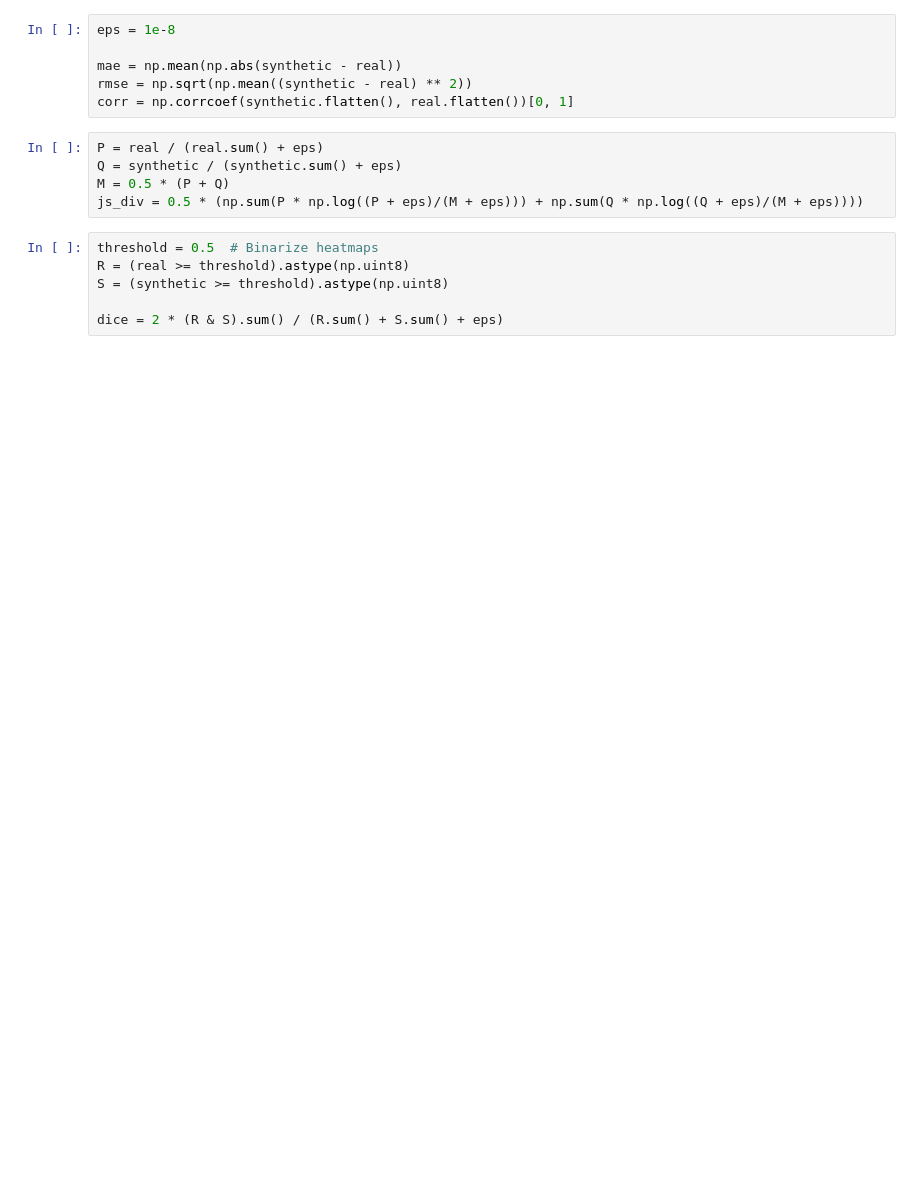
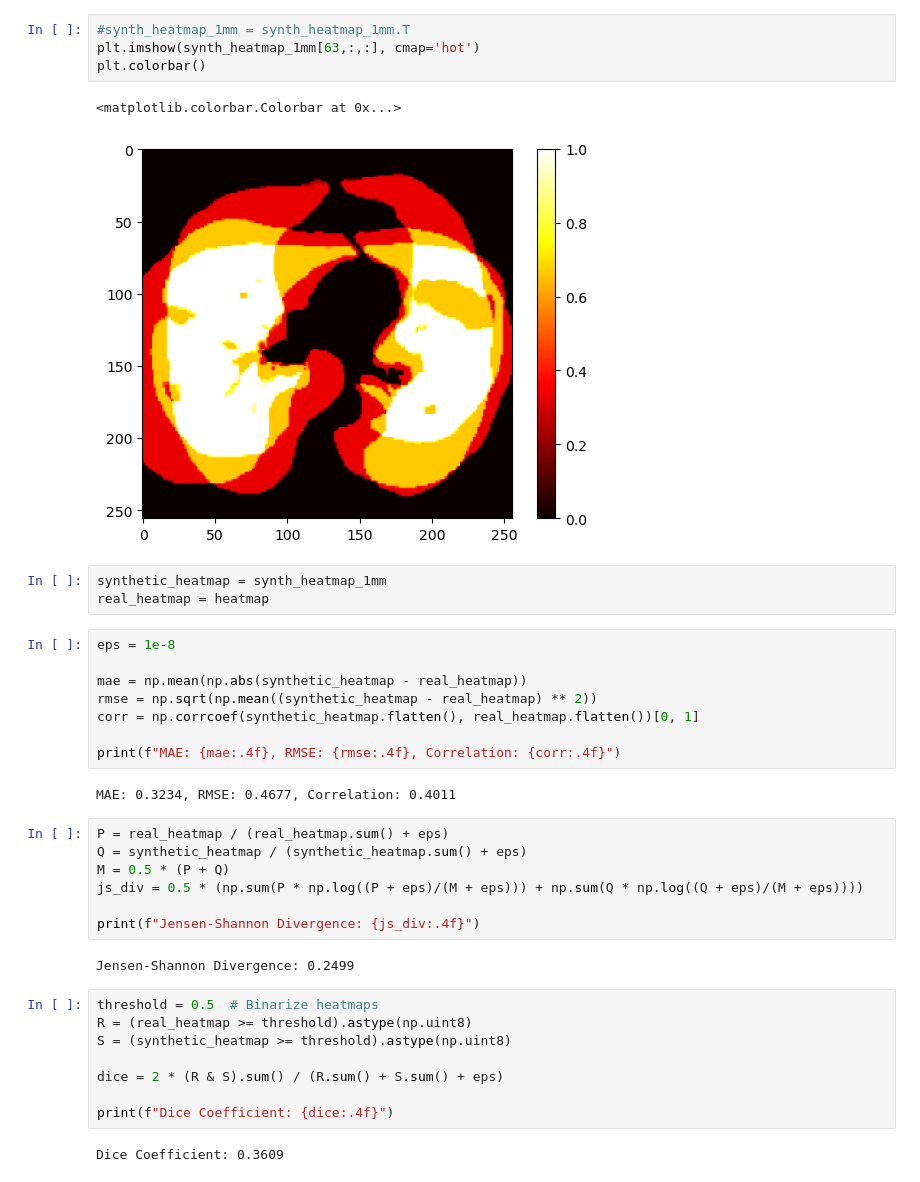
Before and after one commit to DiogoMendesss/LungGiants, a Jupyter notebook: mask_eval/heatmap.ipynb, the cells around one changed output. Drawn from its saved outputs; the diff is of its cells as text; blank space fills up the shorter version.

```diff
--- a/mask_eval/heatmap.ipynb
+++ b/mask_eval/heatmap.ipynb
@@ -51,20 +41,42 @@ plt.show()
+# %%
+#synth_heatmap_1mm = synth_heatmap_1mm.T
+plt.imshow(synth_heatmap_1mm[63,:,:], cmap='hot')
+plt.colorbar()
+# %% [output]
+<matplotlib.colorbar.Colorbar at 0x...>
+[figure, added]
+# %%
+synthetic_heatmap = synth_heatmap_1mm
+real_heatmap = heatmap
 # %%
 eps = 1e-8
 
-mae = np.mean(np.abs(synthetic - real))
-rmse = np.sqrt(np.mean((synthetic - real) ** 2))
-corr = np.corrcoef(synthetic.flatten(), real.flatten())[0, 1]
+mae = np.mean(np.abs(synthetic_heatmap - real_heatmap))
+rmse = np.sqrt(np.mean((synthetic_heatmap - real_heatmap) ** 2))
+corr = np.corrcoef(synthetic_heatmap.flatten(), real_heatmap.flatten())[0, 1]
+
+print(f"MAE: {mae:.4f}, RMSE: {rmse:.4f}, Correlation: {corr:.4f}")
+# %% [output]
+MAE: 0.3234, RMSE: 0.4677, Correlation: 0.4011
 # %%
-P = real / (real.sum() + eps)
-Q = synthetic / (synthetic.sum() + eps)
+P = real_heatmap / (real_heatmap.sum() + eps)
+Q = synthetic_heatmap / (synthetic_heatmap.sum() + eps)
 M = 0.5 * (P + Q)
 js_div = 0.5 * (np.sum(P * np.log((P + eps)/(M + eps))) + np.sum(Q * np.log((Q + eps)/(M + eps))))
+
+print(f"Jensen-Shannon Divergence: {js_div:.4f}")
+# %% [output]
+Jensen-Shannon Divergence: 0.2499
 # %%
 threshold = 0.5  # Binarize heatmaps
-R = (real >= threshold).astype(np.uint8)
-S = (synthetic >= threshold).astype(np.uint8)
+R = (real_heatmap >= threshold).astype(np.uint8)
+S = (synthetic_heatmap >= threshold).astype(np.uint8)
 
 dice = 2 * (R & S).sum() / (R.sum() + S.sum() + eps)
+
+print(f"Dice Coefficient: {dice:.4f}")
+# %% [output]
+Dice Coefficient: 0.3609
 # %%
 from scipy.spatial.distance import directed_hausdorff
 coords_r = np.argwhere(R)
```
Also changed, not shown: parts of 14 cells of this notebook, 13 other files.
